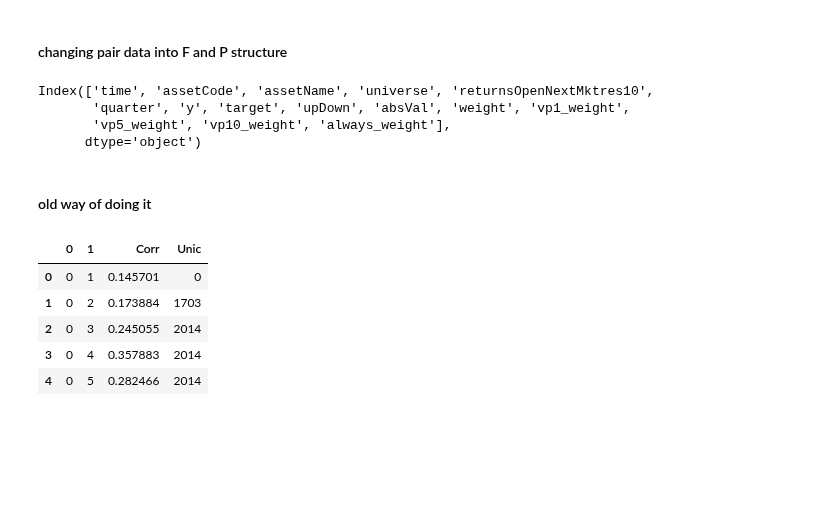
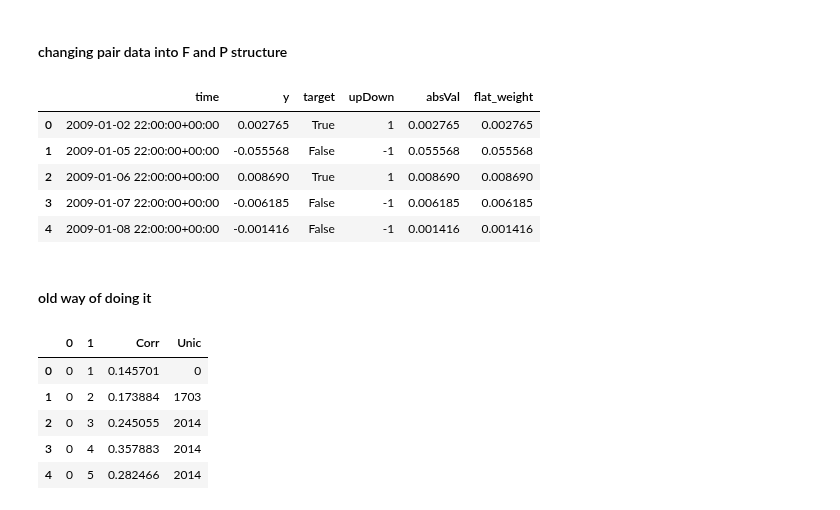
Before and after one commit to yumichael/two-sigma-financial-news, a Jupyter notebook: work/pair.ipynb, the cells around one changed output. Saved outputs shown, nothing was run; the diff lists cells and outputs as text; code cells hidden in the pictures; blank space fills up the shorter version.

Commit message:
saving work after finishing pair gen funcs

```diff
--- a/work/pair.ipynb
+++ b/work/pair.ipynb
@@ -141,7 +140,7 @@ def make_CC_G_Q_from_Dl_F_P_W(*, Dl, F, P, W, hi=None, lo, roll_corr=list(produc
 
     Q0, Q1 = pd.concat(Q0, axis=0), pd.concat(Q1, axis=0)
     G0, G1 = pd.DataFrame(G0, index=Q0.index, columns=F.columns), pd.DataFrame(G1, index=Q1.index, columns=F.columns)
-    C = pd.DataFrame(CC, columns=[f'_corr_{y}_{r}' for y,r in roll_corr]+['bothInUniCount'])
+    C = pd.DataFrame(CC, columns=[f'__corr__{y}_{r}' for y,r in roll_corr]+['bothInUniCount'])
     return C, (G0,G1), (Q0,Q1)
 # %%
 %%time
@@ -165,23 +164,45 @@ W.ay1[[a0,a1]].cumsum().tail(75).plot(linewidth=.5);
 [interactive output not drawn]
 # %% [markdown]
 #### changing pair data into F and P structure
-# %%
-P.columns
-# %% [output]
-Index(['time', 'assetCode', 'assetName', 'universe', 'returnsOpenNextMktres10',
-       'quarter', 'y', 'target', 'upDown', 'absVal', 'weight', 'vp1_weight',
-       'vp5_weight', 'vp10_weight', 'always_weight'],
-      dtype='object')
 # %%
-def make_pair_F_P(copy_filter, diff_filter, weight, *, CC, G, Q):
-    Fcols, Pcols = G[0].columns, Q[0].columns
-    assert (Fcols==G[1].columns).all() and (Pcols==Q[1].columns).all()
-    cop, dif = list(filter(copy_filter, Fcols)), list(filter(diff_filter, Fcols))
-    G0, G1 = G[0][cop], G[1][cop]
-    H01 = G[0][dif] - G[1][dif]
-    F = TODO
+def make_FG_PQ(copy_filter, diff_filter, weight, *, CC, G, Q):
+    Gcols, Qcols = G[0].columns, Q[0].columns
+    assert (Gcols==G[1].columns).all() and (Qcols==Q[1].columns).all()
+
+
+    cop, dif = list(filter(copy_filter, Gcols)), list(filter(diff_filter, Gcols))
+    G0, G1 = G[0][cop].values, G[1][cop].values
+    H01 = G[0][dif].values - G[1][dif].values
+
+    F01, F10 = np.concatenate([G0, G1, H01], axis=1), np.concatenate([G1, G0, -H01], axis=1)
+    FG = np.concatenate([F01, F10], axis=0)
+
+    FGcols = ['__0__'+c for c in cop] + ['__1__'+c for c in cop] + ['__0-1__'+c for c in dif]
+    FG = pd.DataFrame(FG, columns=FGcols, copy=False)
+
+
+    Q = Q[0].reset_index(drop=True), Q[1].reset_index(drop=True)
     assert(Q[0].time==Q[1].time).all()
-    P01 = pd.DataFrame(dict(time=Q[0].time, y=Q[0].y-Q[1].y})
+
+    Q01 = pd.DataFrame(dict(time=Q[0].time, y=Q[0].y-Q[1].y))
+    Q10 = pd.DataFrame(dict(time=Q[1].time, y=Q[1].y-Q[0].y))
+
+    PQ = pd.concat([Q01, Q10], axis=0, ignore_index=True)
+    setup_P(F=None, P=PQ, vp=False, always=False)
+
+
+    return FG, PQ
+# %%
+FG, PQ = make_FG_PQ(lambda x:x=='oo', lambda x:x=='oo', weight=None, CC=CC,G=G,Q=Q)
+# %%
+PQ.head()
+# %% [output]
+|  | time | y | target | upDown | absVal | flat_weight |
+| 0 | 2009-01-02 22:00:00+00:00 | 0.002765 | True | 1 | 0.002765 | 0.002765 |
+| 1 | 2009-01-05 22:00:00+00:00 | -0.055568 | False | -1 | 0.055568 | 0.055568 |
+| 2 | 2009-01-06 22:00:00+00:00 | 0.008690 | True | 1 | 0.008690 | 0.008690 |
+| 3 | 2009-01-07 22:00:00+00:00 | -0.006185 | False | -1 | 0.006185 | 0.006185 |
+| 4 | 2009-01-08 22:00:00+00:00 | -0.001416 | False | -1 | 0.001416 | 0.001416 |
 # %% [markdown]
 #### old way of doing it
 # %%
```
Also changed, not shown: parts of 4 cells of this notebook.
